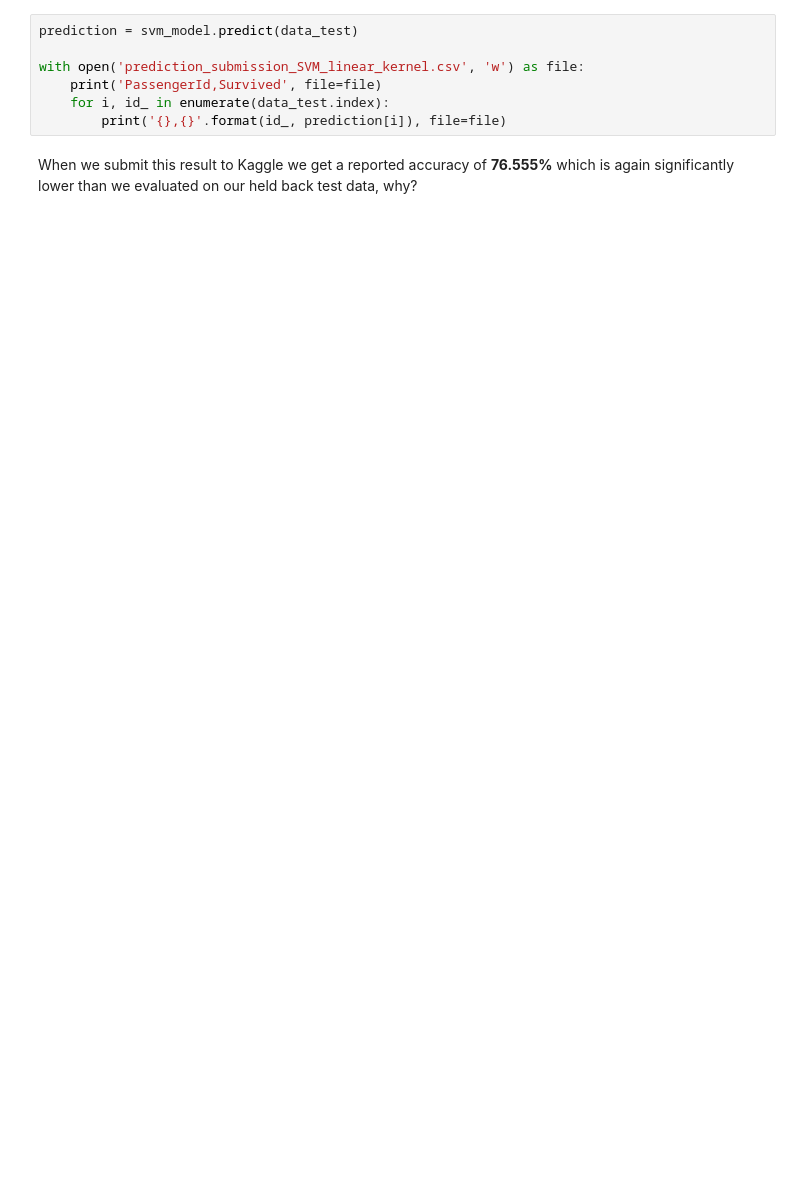
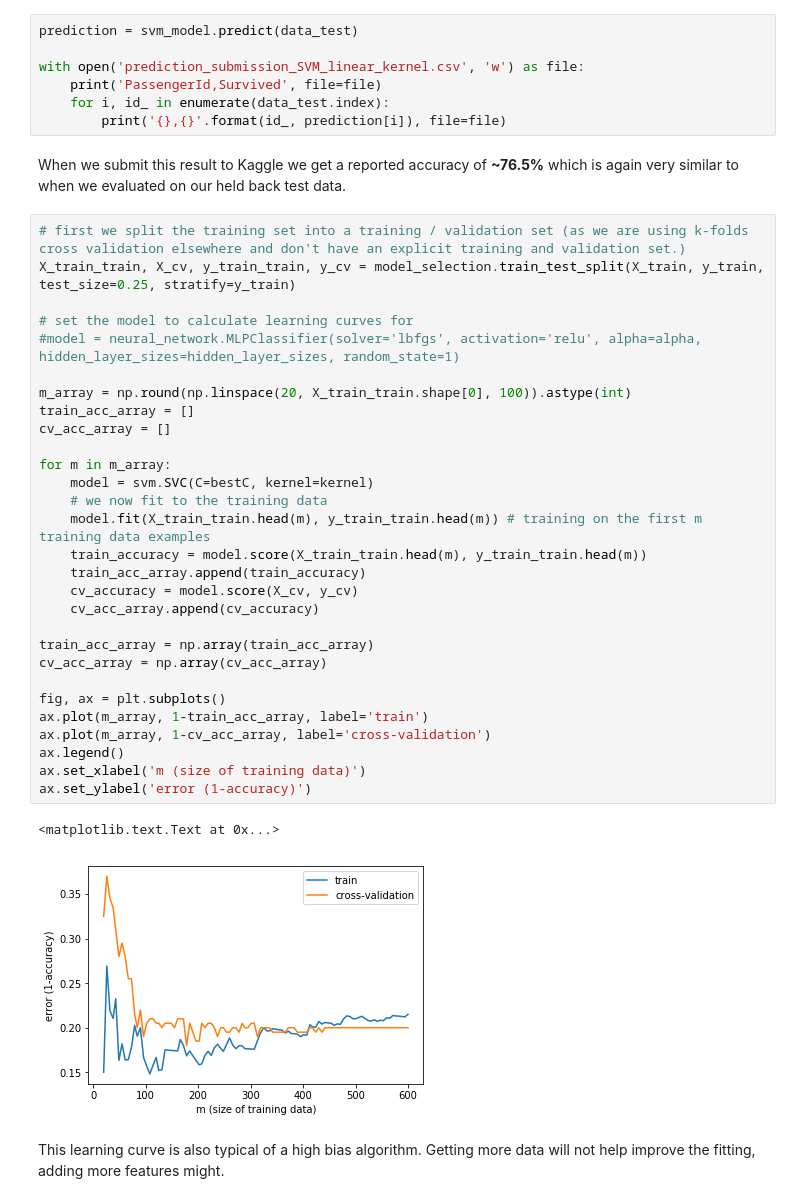
Before and after one commit to AshleySetter/Kaggle_Competitions, a Jupyter notebook: Titanic_project/Titanic_machine_learning_clean.ipynb, the cells around one changed output. Cells and saved outputs as stored; diff of their text form; blank space fills up the shorter version.

```diff
--- a/Titanic_project/Titanic_machine_learning_clean.ipynb
+++ b/Titanic_project/Titanic_machine_learning_clean.ipynb
@@ -441,4 +508,38 @@ with open('prediction_submission_SVM_linear_kernel.csv', 'w') as file:
     for i, id_ in enumerate(data_test.index):
         print('{},{}'.format(id_, prediction[i]), file=file)
 # %% [markdown]
-When we submit this result to Kaggle we get a reported accuracy of **76.555%** which is again significantly lower than we evaluated on our held back test data, why?
+When we submit this result to Kaggle we get a reported accuracy of **~76.5%** which is again very similar to when we evaluated on our held back test data.
+# %%
+# first we split the training set into a training / validation set (as we are using k-folds cross validation elsewhere and don't have an explicit training and validation set.)
+X_train_train, X_cv, y_train_train, y_cv = model_selection.train_test_split(X_train, y_train, test_size=0.25, stratify=y_train)
+
+# set the model to calculate learning curves for
+#model = neural_network.MLPClassifier(solver='lbfgs', activation='relu', alpha=alpha, hidden_layer_sizes=hidden_layer_sizes, random_state=1)
+
+m_array = np.round(np.linspace(20, X_train_train.shape[0], 100)).astype(int)
+train_acc_array = []
+cv_acc_array = []
+
+for m in m_array:
+    model = svm.SVC(C=bestC, kernel=kernel)
+    # we now fit to the training data
+    model.fit(X_train_train.head(m), y_train_train.head(m)) # training on the first m training data examples
+    train_accuracy = model.score(X_train_train.head(m), y_train_train.head(m))
+    train_acc_array.append(train_accuracy)
+    cv_accuracy = model.score(X_cv, y_cv)
+    cv_acc_array.append(cv_accuracy)
+
+train_acc_array = np.array(train_acc_array)
+cv_acc_array = np.array(cv_acc_array)
+
+fig, ax = plt.subplots()
+ax.plot(m_array, 1-train_acc_array, label='train')
+ax.plot(m_array, 1-cv_acc_array, label='cross-validation')
+ax.legend()
+ax.set_xlabel('m (size of training data)')
+ax.set_ylabel('error (1-accuracy)')
+# %% [output]
+<matplotlib.text.Text at 0x...>
+[figure, added]
+# %% [markdown]
+This learning curve is also typical of a high bias algorithm. Getting more data will not help improve the fitting, adding more features might.
```
Also changed, not shown: parts of 52 cells of this notebook.
